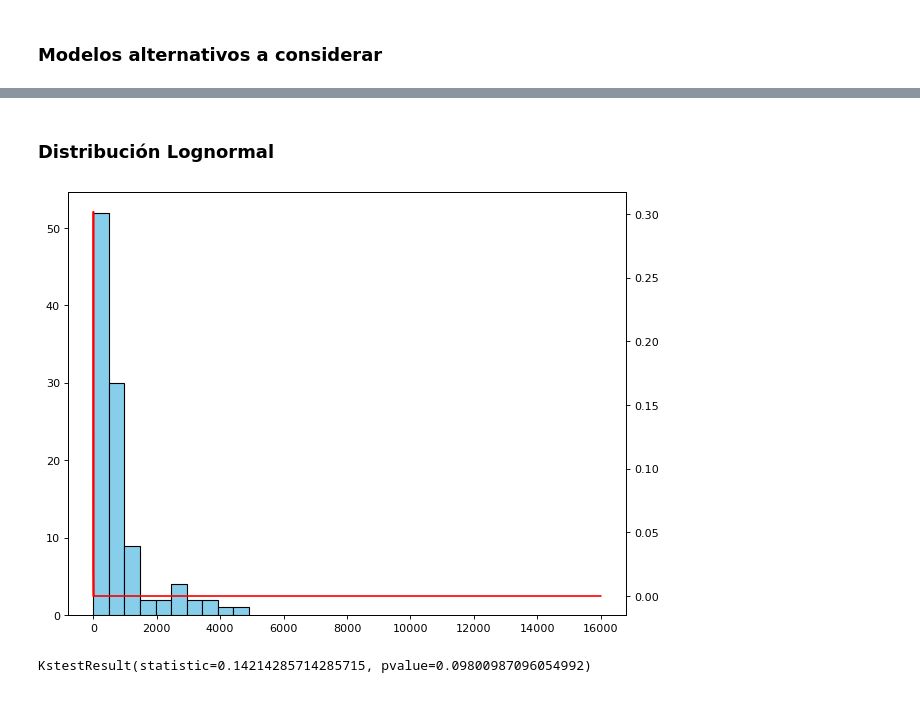
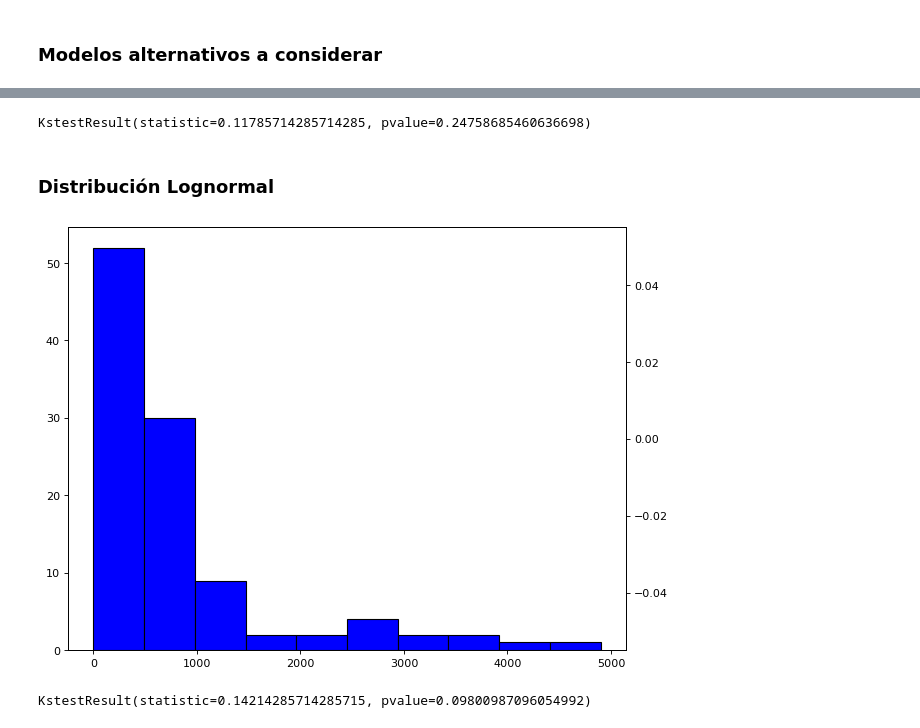
Before and after one commit to dmoram/Laboratorios_Simulacion, a Jupyter notebook: Laboratorio3/Laboratorio3.ipynb, the cells around one changed output, grey strips where cells are left out. Saved outputs shown, nothing was run; the diff lists cells and outputs as text; code cells hidden in the pictures.

```diff
--- a/Laboratorio3/Laboratorio3.ipynb
+++ b/Laboratorio3/Laboratorio3.ipynb
@@ -406,0 +409,18 @@ for i in ind:
+# %%
+## ajuste de distribución exponencial considerando Estimadores de MV
+fig, ax = plt.subplots(1, 1,figsize=(9,7), dpi=80)
+
+ax.hist(dtpo_filtrado, color = 'blue', edgecolor = 'black')
+ax2 = ax.twinx()
+args = stats.expon.fit(dtpo_filtrado)
+print(args)
+
+vec = list(range(5000))
+
+pvec = []
+for i in vec:
+    pvec.append(stats.expon.pdf(x=i,scale=args[1],loc=args[0]))
+
+ax2.plot(vec,pvec, color='red')
+
+plt.draw()
@@ -407,24 +430,30 @@ for i in ind:
+# %%
+datos2 = stats.expon.rvs(*args,size=200)
+
+stats.kstest(dtpo, datos2)
+# %% [output]
+KstestResult(statistic=0.11785714285714285, pvalue=0.24758685460636698)
 # %% [markdown]
 ### Distribución Lognormal
 # %%
-## ajuste de distribución lognormal considerando Estimadores de MV
-
-
+## ajuste de distribución exponencial considerando Estimadores de MV
 fig, ax = plt.subplots(1, 1,figsize=(9,7), dpi=80)
 
-ax.hist(dtpo_filtrado, color = 'skyblue', edgecolor = 'black')
+ax.hist(dtpo_filtrado, color = 'blue', edgecolor = 'black')
 ax2 = ax.twinx()
-lognorm_dis = stats.lognorm.fit(dtpo_filtrado)
+args = stats.lognorm.fit(dtpo_filtrado)
 s = 0.954
-vec = list(range(16000))
-pvec_lognorm = [stats.lognorm.pdf(x=i,s=s,loc=0, scale=lognorm_dis[2]) for i in vec]
+vec = list(range(5000))
 
-ax2.plot(vec,pvec_lognorm, color='red')
+pvec = []
+for i in vec:
+    pvec.append(stats.lognorm.pdf(x=i, s=s, scale=args[1],loc=args[0]))
 
+ax2.plot(vec,pvec, color='red')
 
 plt.draw()
 # %% [output]
-[figure, old version]
+[figure, new version]
 # %%
 datos_lognorm = stats.lognorm.rvs(*lognorm_dis , size=200)
 
```
Also changed, not shown: parts of 3 cells of this notebook.
